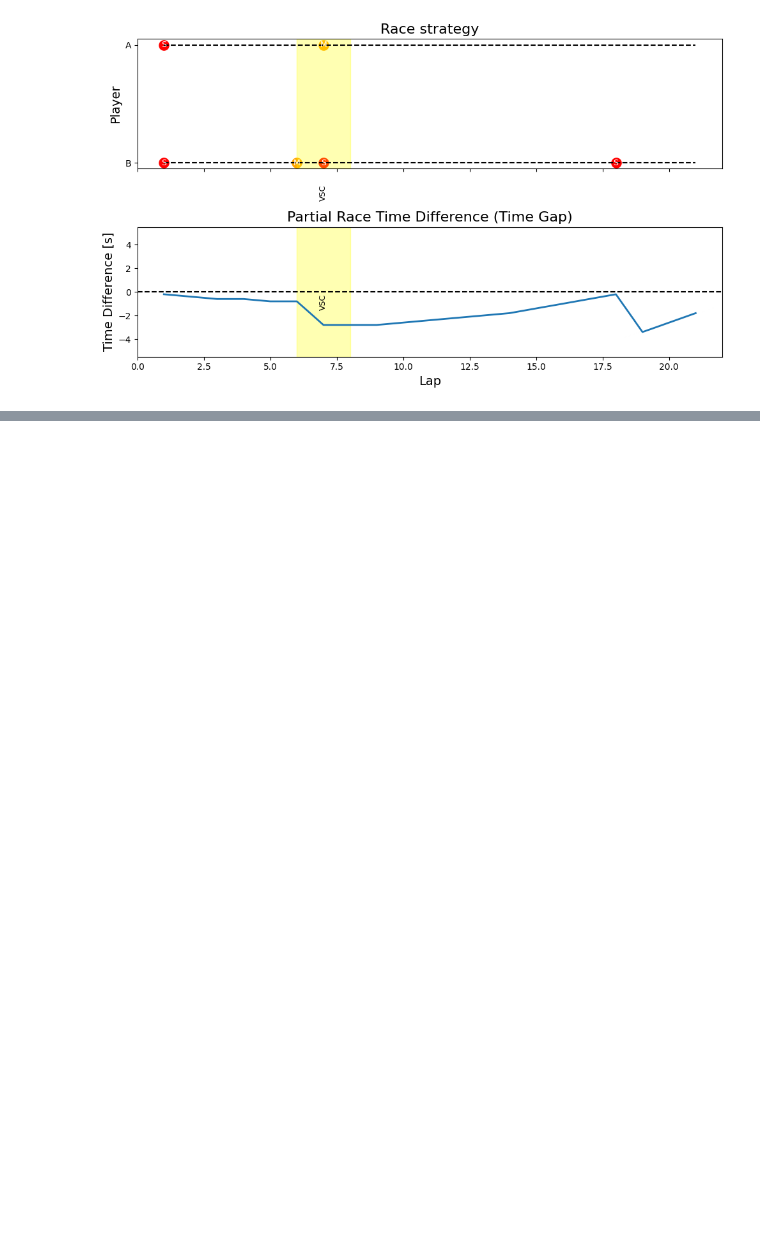
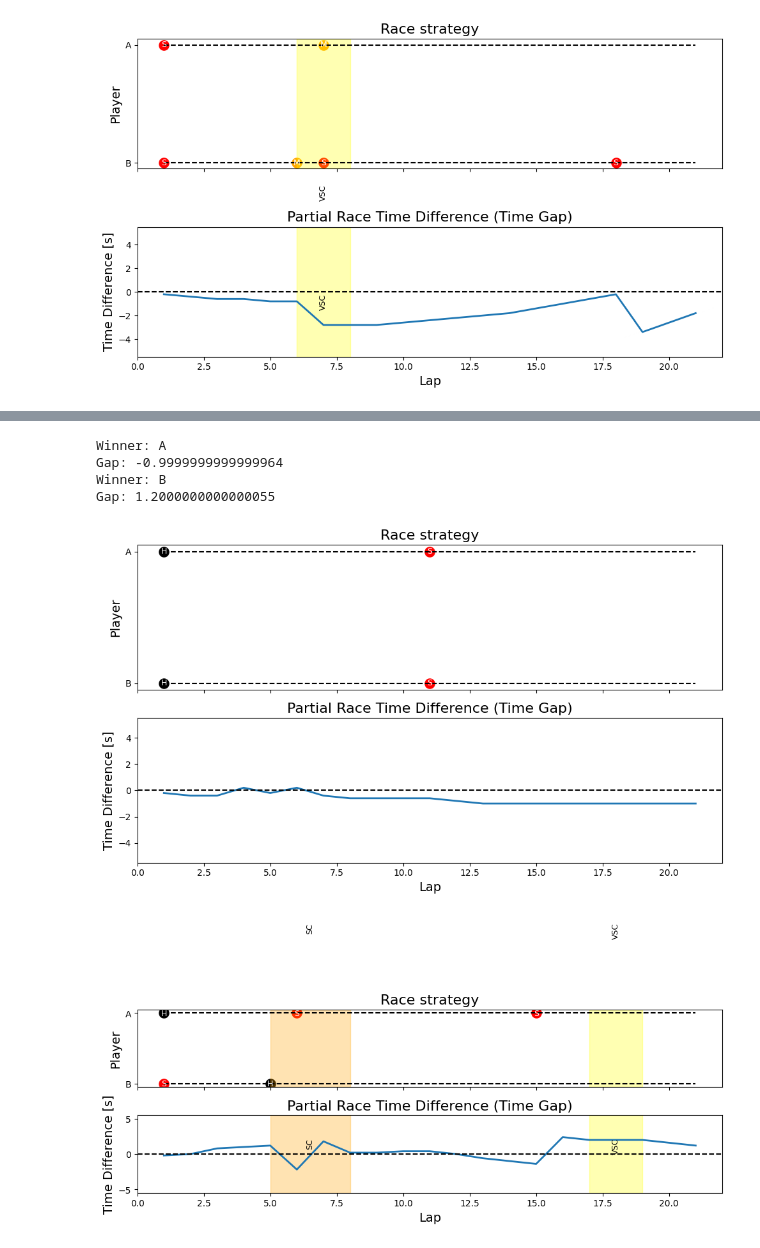
Before and after one commit to elevels20/Thesis-F1-Pit-Stop-Optimization, a Jupyter notebook: Report_figures.ipynb, the cells around one changed output, grey strips where cells are left out. Saved outputs shown, nothing was run; the diff lists cells and outputs as text; code cells hidden in the pictures; blank space fills up the shorter version.

Commit message:
Update report figures notebook

```diff
--- a/Report_figures.ipynb
+++ b/Report_figures.ipynb
@@ -355,0 +374,18 @@ Gap: -1.7999999999999972
+# %%
+# Changed V_end for gap
+# Added infeasibility rule for w
+# N = 20, 2 values for RVs, Scale = 0.2, g_step = 0.2, g_min/max = (-)5.0, no scaling of TDRS, second discretize_g, DRS_RANGE = 0.5
+# delta = g_step, g1 = -g_step, SC_gap = g_step
+# Soft and Hard tires
+# Larger Z and TDR values
+start = time.time()
+
+U, pi_A, pi_B, xA_star, xB_star = smGS.solve_SDP(objective="gap")
+print(f"Payoff matrix U': \n{U}")
+print(f"π^A (mixed strategy): \n{pi_A}")
+print(f"π^B (mixed strategy):\n{pi_B}")
+
+time.sleep(1)
+end = time.time()
+
+print(f"Total runtime of the program is {end - start} seconds")
@@ -355,0 +401,6 @@ Gap: -1.7999999999999972
+# %%
+# Simulation
+stats = smGS.run_simulations(U, pi_A, pi_B, xA_star, xB_star, n_sim=10000, objective="gap")
+
+for k, v in stats.items():
+    print(f"{k}: {v:.4f}")
@@ -355,0 +417,13 @@ Gap: -1.7999999999999972
+# %%
+h_noY, g_noY, y_noY, p_noY = smGS.get_sample_no_yellow(pi_A, pi_B, xA_star, xB_star, objective="gap")
+h_VSC, g_VSC, y_VSC_hist, p_VSC = smGS.get_sample_with_yellow(pi_A, pi_B, xA_star, xB_star, objective="gap")
+
+smGS.plot_sample_path(h_noY, g_noY, y_noY, p_noY)
+smGS.plot_sample_path(h_VSC, g_VSC, y_VSC_hist, p_VSC)
+# %% [output]
+Winner: A
+Gap: -0.9999999999999964
+Winner: B
+Gap: 1.2000000000000055
+[figure, added]
+[figure, added]
```
Also changed, not shown: parts of 32 cells of this notebook.
